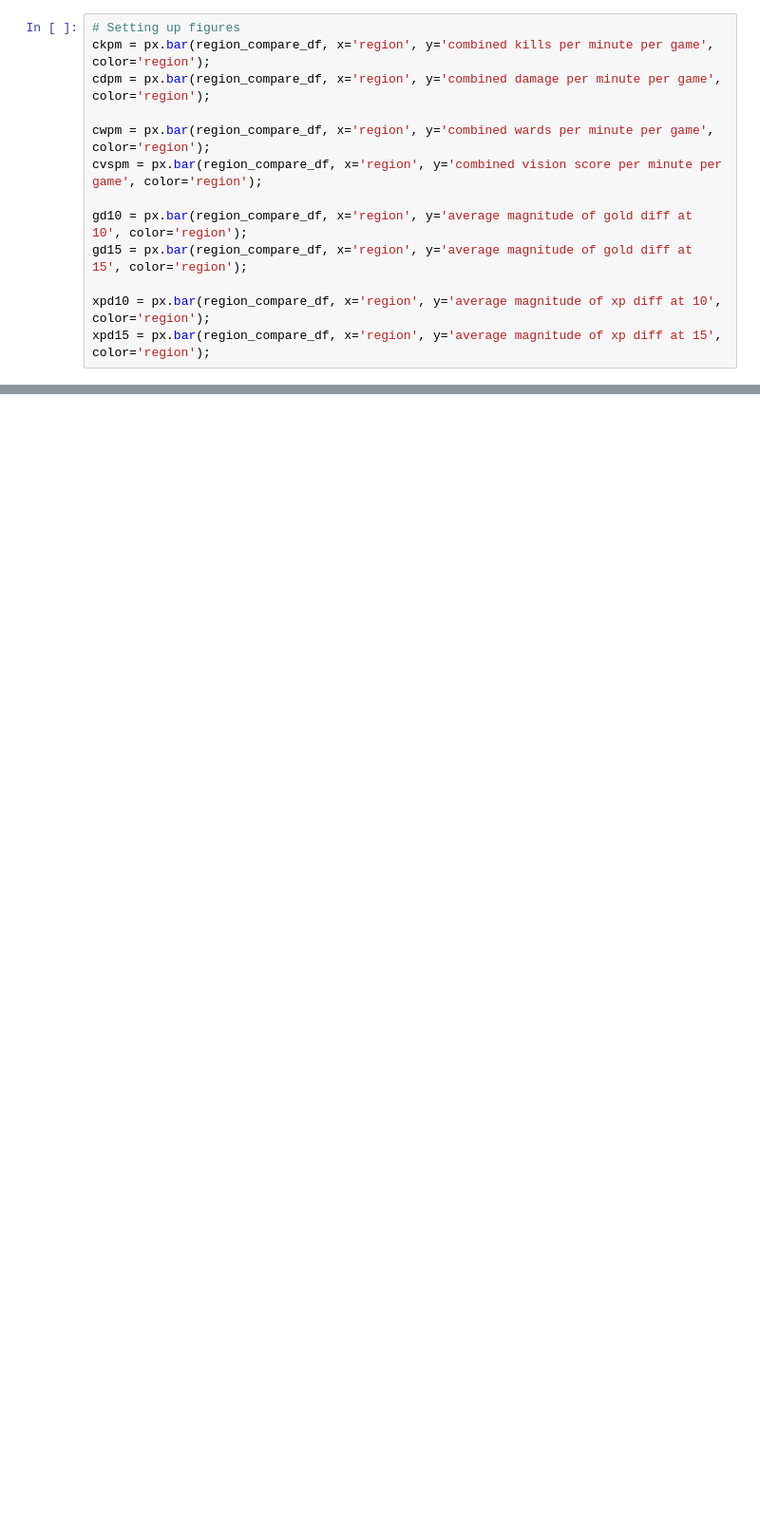
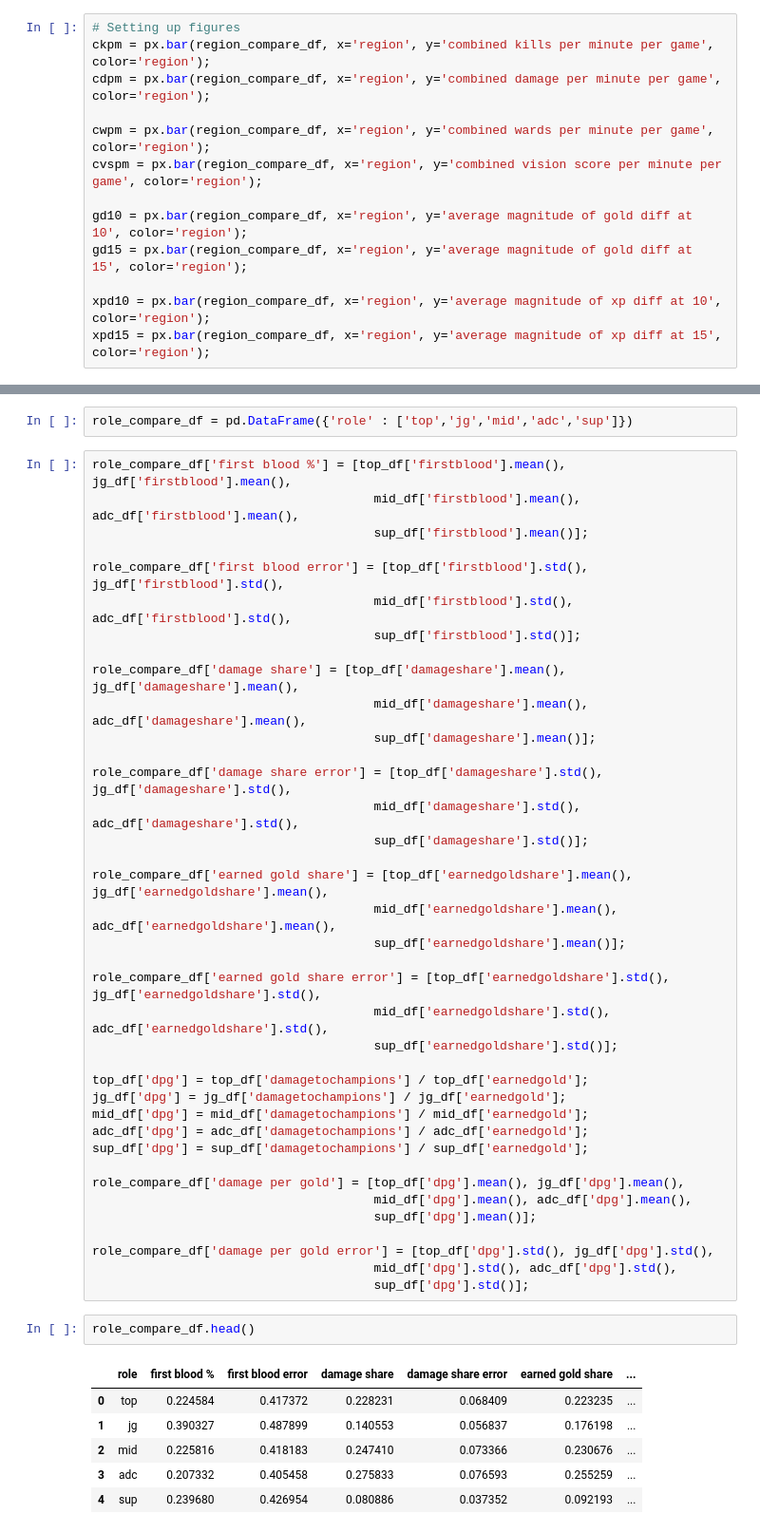
Before and after one commit to tuedo2/Lol-Esports-2020-Visualizer, a Jupyter notebook: Lol-Esports-2020-Visualizer.ipynb, the cells around one changed output, grey strips where cells are left out. Shown: that part at 95% size. Cells and saved outputs as stored; diff of their text form; blank space fills up the shorter version.

Commit message:
added role compare

```diff
--- a/Lol-Esports-2020-Visualizer.ipynb
+++ b/Lol-Esports-2020-Visualizer.ipynb
@@ -263,0 +290,49 @@ xpd15 = px.bar(region_compare_df, x='region', y='average magnitude of xp diff at
+# %%
+role_compare_df = pd.DataFrame({'role' : ['top','jg','mid','adc','sup']})
+# %%
+role_compare_df['first blood %'] = [top_df['firstblood'].mean(), jg_df['firstblood'].mean(),
+                                      mid_df['firstblood'].mean(), adc_df['firstblood'].mean(),
+                                      sup_df['firstblood'].mean()];
+
+role_compare_df['first blood error'] = [top_df['firstblood'].std(), jg_df['firstblood'].std(),
+                                      mid_df['firstblood'].std(), adc_df['firstblood'].std(),
+                                      sup_df['firstblood'].std()];
+
+role_compare_df['damage share'] = [top_df['damageshare'].mean(), jg_df['damageshare'].mean(),
+                                      mid_df['damageshare'].mean(), adc_df['damageshare'].mean(),
+                                      sup_df['damageshare'].mean()];
+
+role_compare_df['damage share error'] = [top_df['damageshare'].std(), jg_df['damageshare'].std(),
+                                      mid_df['damageshare'].std(), adc_df['damageshare'].std(),
+                                      sup_df['damageshare'].std()];
+
+role_compare_df['earned gold share'] = [top_df['earnedgoldshare'].mean(), jg_df['earnedgoldshare'].mean(),
+                                      mid_df['earnedgoldshare'].mean(), adc_df['earnedgoldshare'].mean(),
+                                      sup_df['earnedgoldshare'].mean()];
+
+role_compare_df['earned gold share error'] = [top_df['earnedgoldshare'].std(), jg_df['earnedgoldshare'].std(),
+                                      mid_df['earnedgoldshare'].std(), adc_df['earnedgoldshare'].std(),
+                                      sup_df['earnedgoldshare'].std()];
+
+top_df['dpg'] = top_df['damagetochampions'] / top_df['earnedgold'];
+jg_df['dpg'] = jg_df['damagetochampions'] / jg_df['earnedgold'];
+mid_df['dpg'] = mid_df['damagetochampions'] / mid_df['earnedgold'];
+adc_df['dpg'] = adc_df['damagetochampions'] / adc_df['earnedgold'];
+sup_df['dpg'] = sup_df['damagetochampions'] / sup_df['earnedgold'];
+
+role_compare_df['damage per gold'] = [top_df['dpg'].mean(), jg_df['dpg'].mean(),
+                                      mid_df['dpg'].mean(), adc_df['dpg'].mean(),
+                                      sup_df['dpg'].mean()];
+
+role_compare_df['damage per gold error'] = [top_df['dpg'].std(), jg_df['dpg'].std(),
+                                      mid_df['dpg'].std(), adc_df['dpg'].std(),
+                                      sup_df['dpg'].std()];
+# %%
+role_compare_df.head()
+# %% [output]
+|  | role | first blood % | first blood error | damage share | damage share error | earned gold share | ... |
+| 0 | top | 0.224584 | 0.417372 | 0.228231 | 0.068409 | 0.223235 | ... |
+| 1 | jg | 0.390327 | 0.487899 | 0.140553 | 0.056837 | 0.176198 | ... |
+| 2 | mid | 0.225816 | 0.418183 | 0.247410 | 0.073366 | 0.230676 | ... |
+| 3 | adc | 0.207332 | 0.405458 | 0.275833 | 0.076593 | 0.255259 | ... |
+| 4 | sup | 0.239680 | 0.426954 | 0.080886 | 0.037352 | 0.092193 | ... |
```
Also changed, not shown: parts of 3 cells of this notebook.
